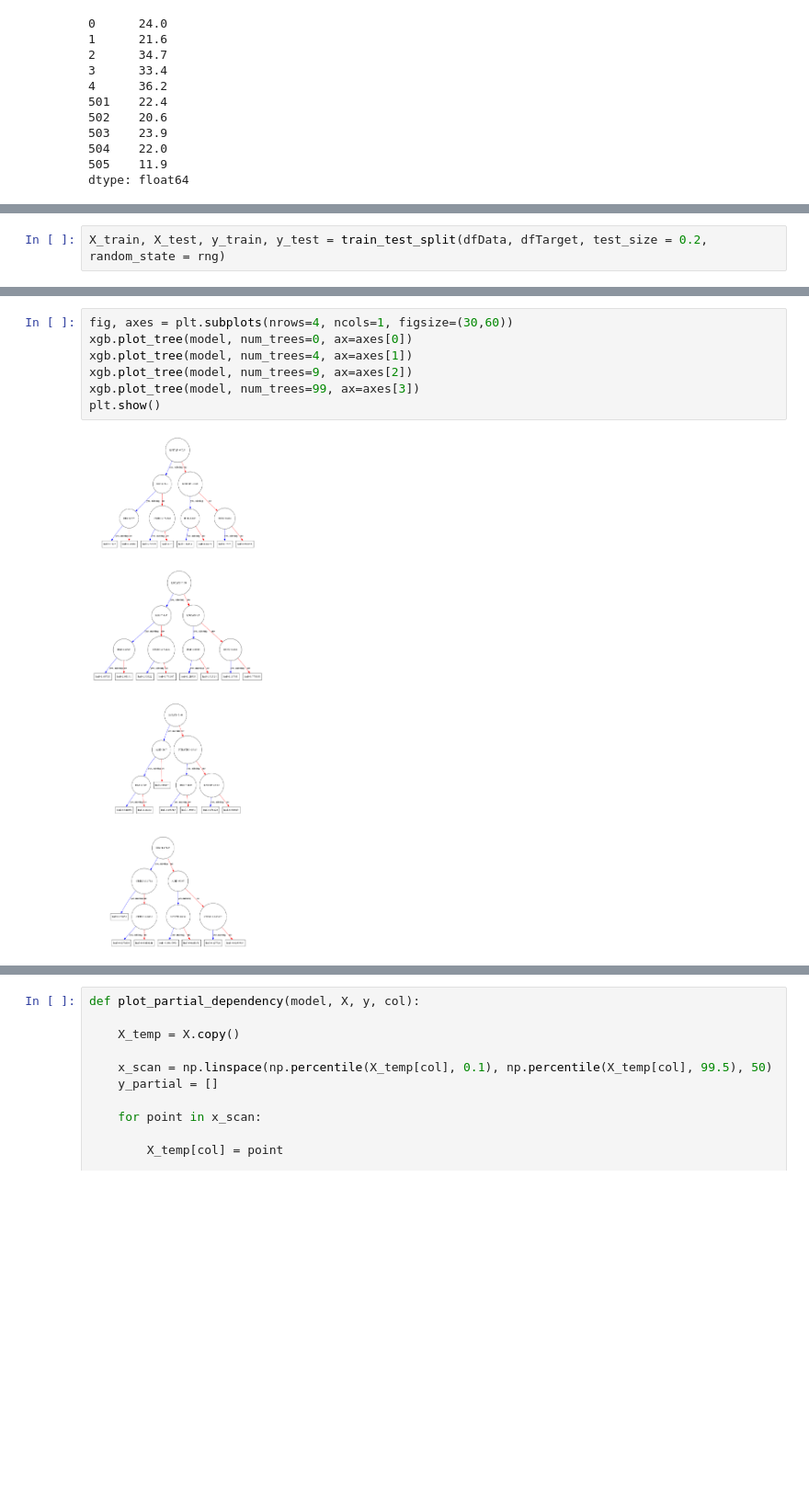
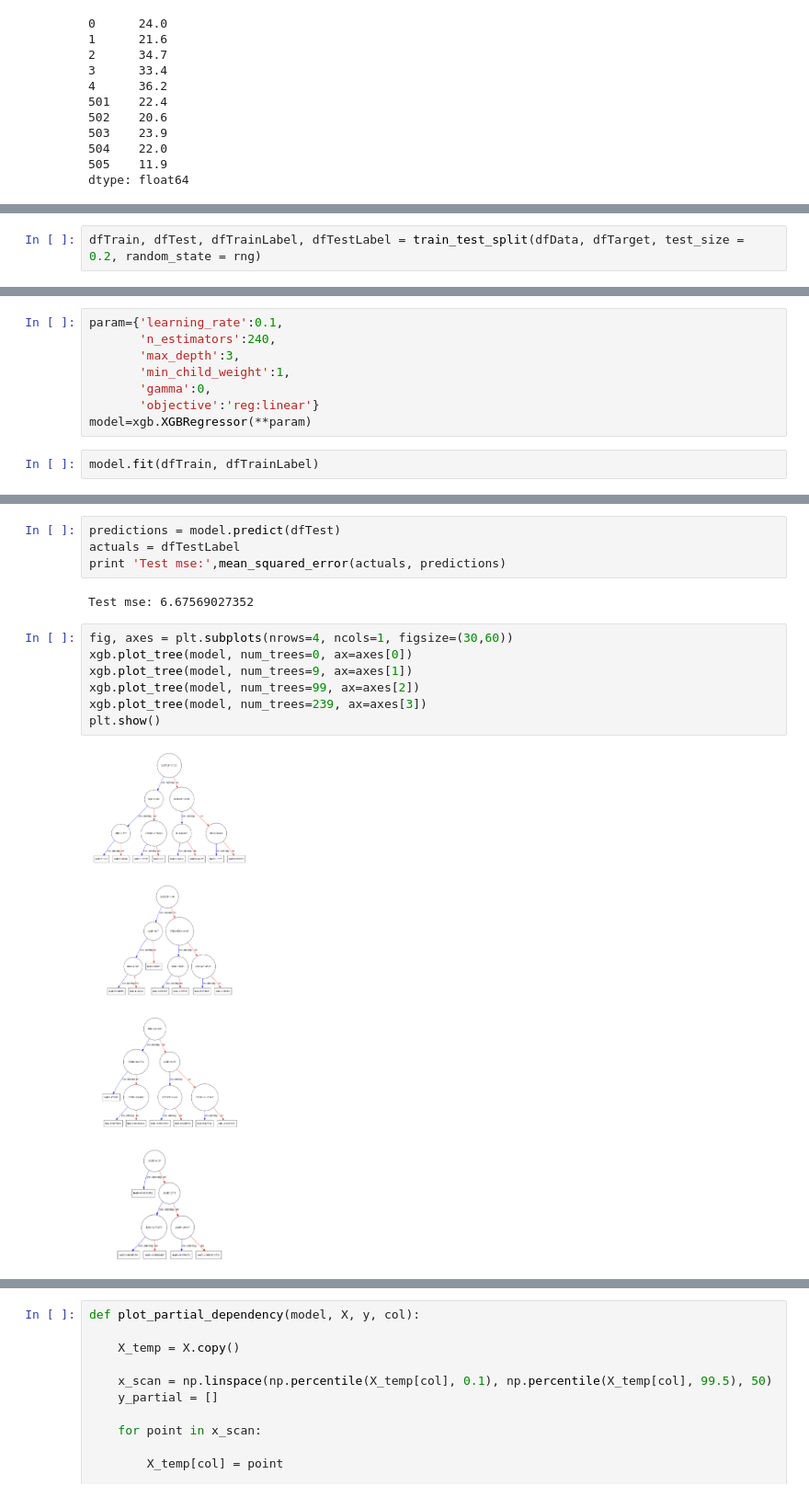
Before and after one commit to flashhack/Study, a Jupyter notebook: XGBExperiment/experiment.ipynb, the cells around one changed output, grey strips where cells are left out. Shown: that part at 92% size. Cells and saved outputs as stored; diff of their text form; blank space fills up the shorter version.

```diff
--- a/XGBExperiment/experiment.ipynb
+++ b/XGBExperiment/experiment.ipynb
@@ -126,3 +126,3 @@ PlotDistribution(dfTarget)
 # %%
-X_train, X_test, y_train, y_test = train_test_split(dfData, dfTarget, test_size = 0.2, random_state = rng)
+dfTrain, dfTest, dfTrainLabel, dfTestLabel = train_test_split(dfData, dfTarget, test_size = 0.2, random_state = rng)
 # %%
@@ -147,0 +169,10 @@ XGBRegressor(base_score=0.5, booster='gbtree', colsample_bylevel=1,
+# %%
+param={'learning_rate':0.1,
+       'n_estimators':240,
+       'max_depth':3,
+       'min_child_weight':1,
+       'gamma':0,
+       'objective':'reg:linear'}
+model=xgb.XGBRegressor(**param)
+# %%
+model.fit(dfTrain, dfTrainLabel)
@@ -148,12 +186,18 @@ XGBRegressor(base_score=0.5, booster='gbtree', colsample_bylevel=1,
+# %%
+predictions = model.predict(dfTest)
+actuals = dfTestLabel
+print 'Test mse:',mean_squared_error(actuals, predictions)
+# %% [output]
+Test mse: 6.67569027352
 # %%
 fig, axes = plt.subplots(nrows=4, ncols=1, figsize=(30,60))
 xgb.plot_tree(model, num_trees=0, ax=axes[0])
-xgb.plot_tree(model, num_trees=4, ax=axes[1])
-xgb.plot_tree(model, num_trees=9, ax=axes[2])
-xgb.plot_tree(model, num_trees=99, ax=axes[3])
+xgb.plot_tree(model, num_trees=9, ax=axes[1])
+xgb.plot_tree(model, num_trees=99, ax=axes[2])
+xgb.plot_tree(model, num_trees=239, ax=axes[3])
 plt.show()
 # %% [output]
-[figure, old version]
+[figure, new version]
 # %%
 fig, ax = plt.subplots(nrows=1, ncols=1, figsize=(13,7))
 xgb.plot_importance(model, importance_type='gain', ax=ax)
```
Also changed, not shown: parts of 16 cells of this notebook.
